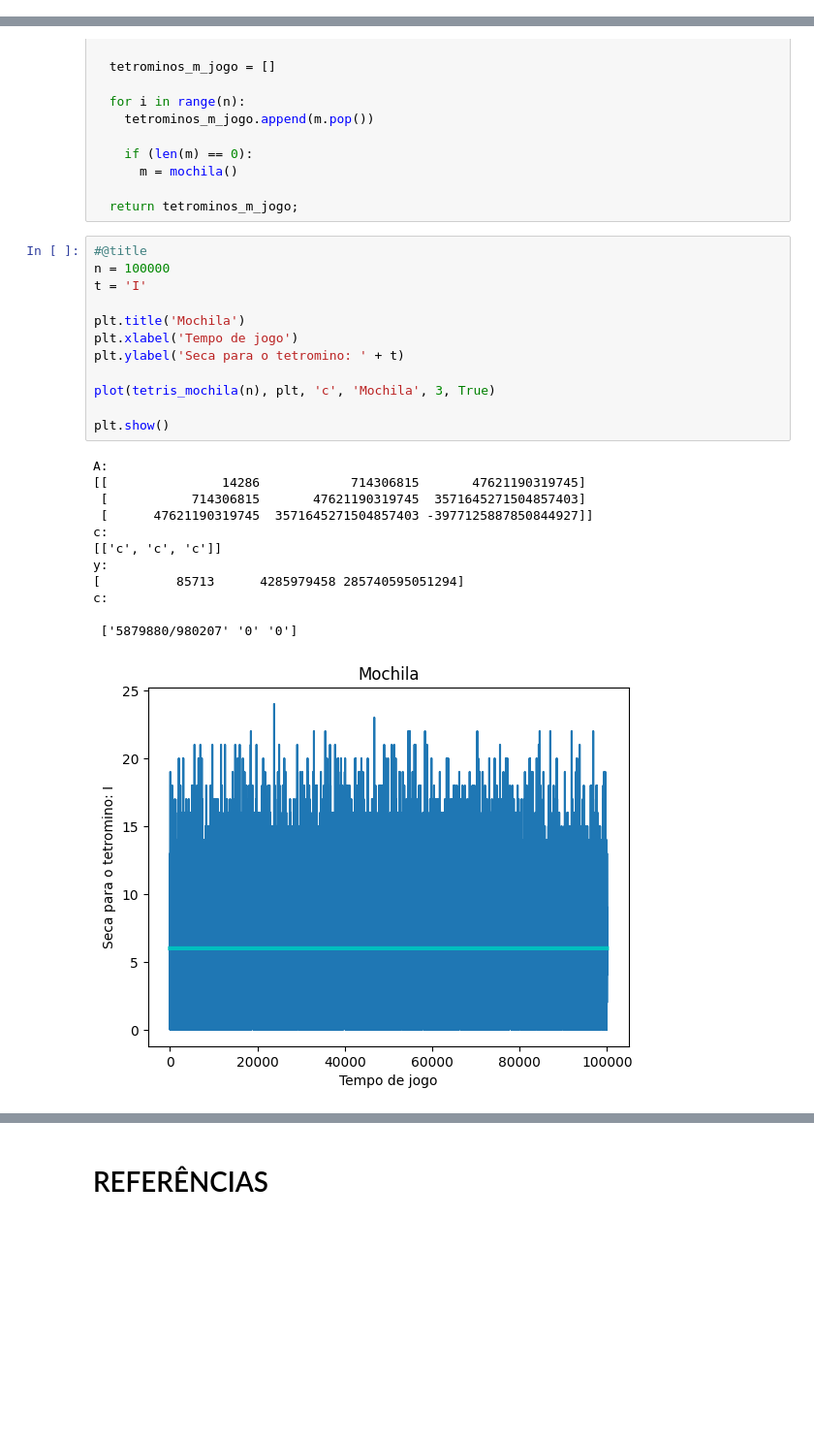
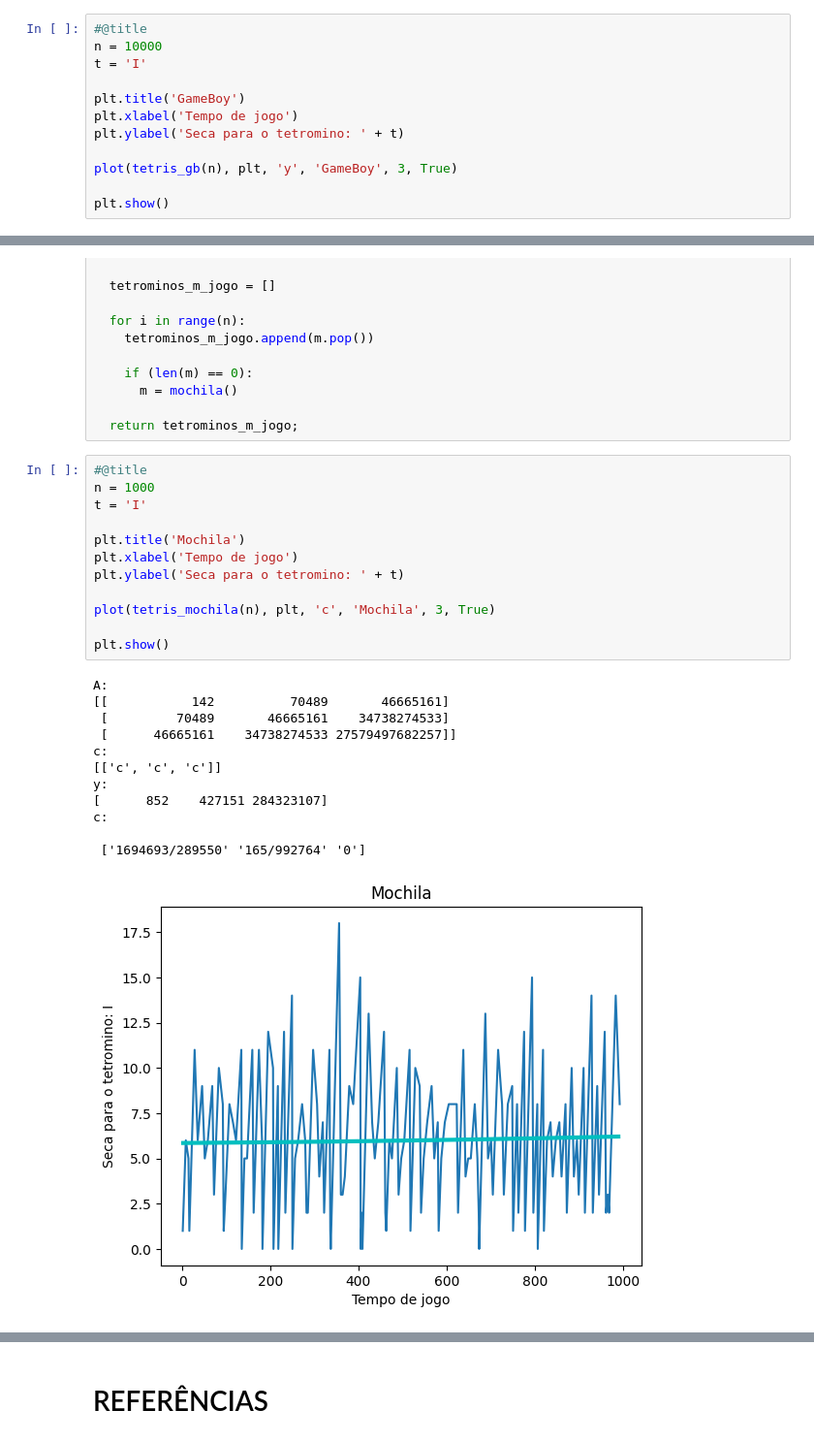
Before and after one commit to luizferreira7/tetris, a Jupyter notebook: colab/Trabalho_Final_de_ALA.ipynb, the cells around one changed output, grey strips where cells are left out. Shown at 97% size. Drawn from its saved outputs; the diff is of its cells as text; blank space fills up the shorter version.

```diff
--- a/colab/Trabalho_Final_de_ALA.ipynb
+++ b/colab/Trabalho_Final_de_ALA.ipynb
@@ -1285,0 +1336,12 @@ c:
+# %%
+#@title
+n = 10000
+t = 'I'
+
+plt.title('GameBoy')
+plt.xlabel('Tempo de jogo')
+plt.ylabel('Seca para o tetromino: ' + t)
+
+plot(tetris_gb(n), plt, 'y', 'GameBoy', 3, True)
+
+plt.show()
@@ -1312,26 +1387,26 @@ def tetris_mochila(n = 1000):
   return tetrominos_m_jogo;
 # %%
 #@title
-n = 100000
+n = 1000
 t = 'I'
 
 plt.title('Mochila')
 plt.xlabel('Tempo de jogo')
 plt.ylabel('Seca para o tetromino: ' + t)
 
 plot(tetris_mochila(n), plt, 'c', 'Mochila', 3, True)
 
 plt.show()
 # %% [output]
 A:
-[[               14286            714306815       47621190319745]
- [           714306815       47621190319745  3571645271504857403]
- [      47621190319745  3571645271504857403 -3977125887850844927]]
+[[           142          70489       46665161]
+ [         70489       46665161    34738274533]
+ [      46665161    34738274533 27579497682257]]
 c:
 [['c', 'c', 'c']]
 y:
-[          85713      4285979458 285740595051294]
+[      852    427151 284323107]
 c:
 
- ['5879880/980207' '0' '0']
+ ['1694693/289550' '165/992764' '0']
-[figure, old version]
+[figure, new version]
```
Also changed, not shown: parts of 16 cells of this notebook.
